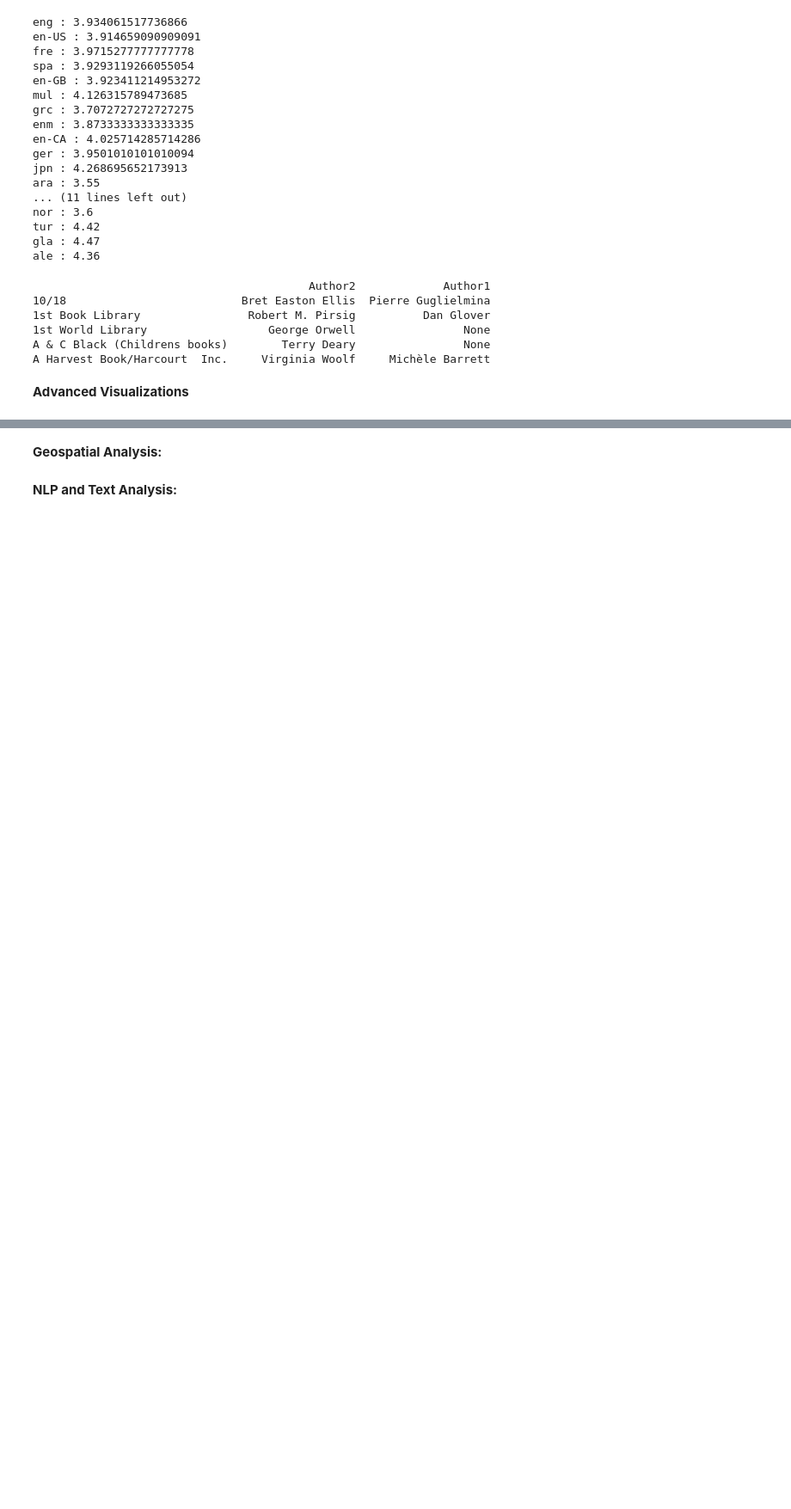
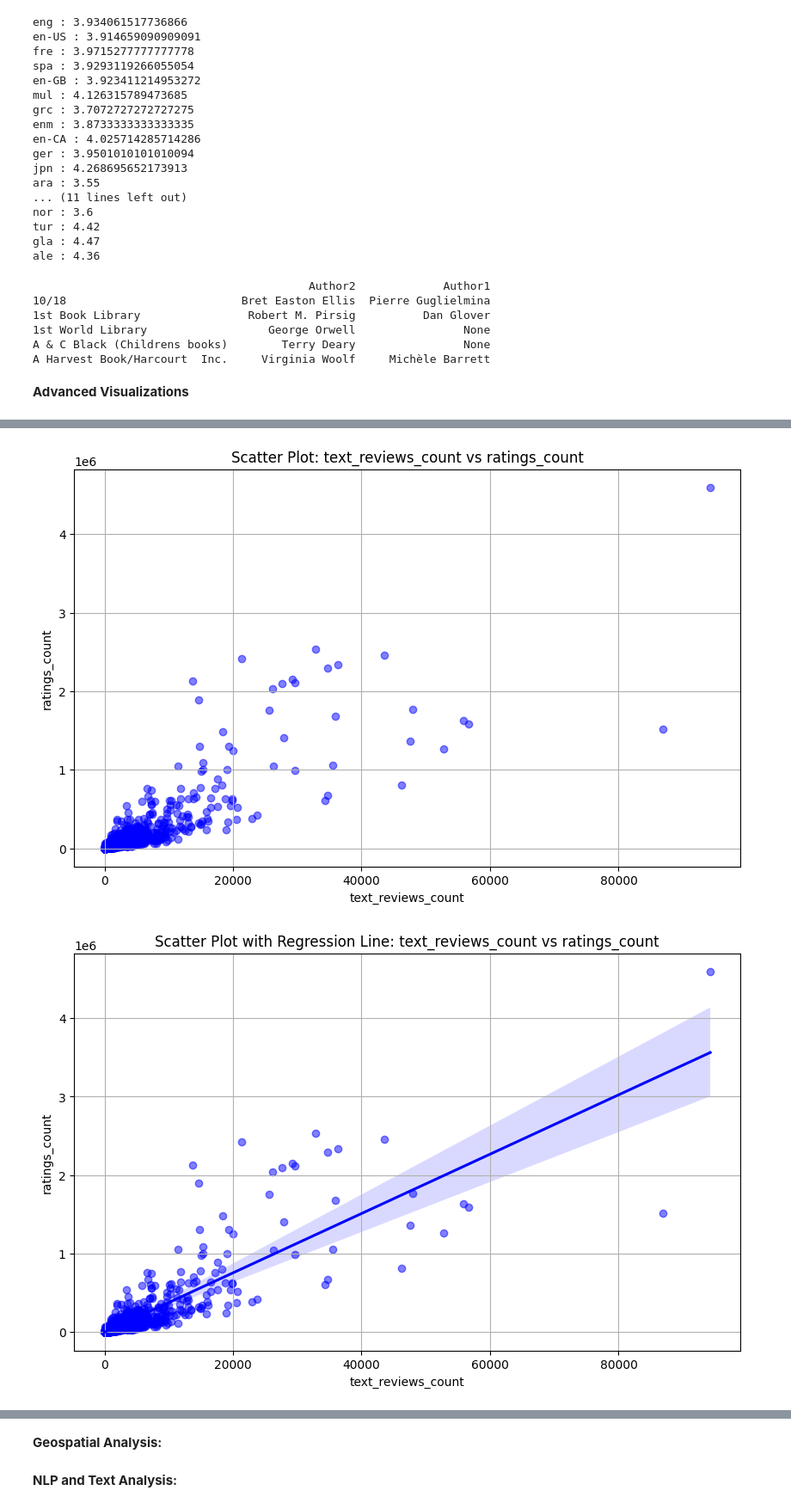
Before and after one commit to rahulbhoyar1995/goodread-books-data-analysis, a Jupyter notebook: goodreads-books-dataset.ipynb, the cells around one changed output, grey strips where cells are left out. Shown at 86% size. Saved outputs shown, nothing was run; the diff lists cells and outputs as text; code cells hidden in the pictures; blank space fills up the shorter version.

```diff
--- a/goodreads-books-dataset.ipynb
+++ b/goodreads-books-dataset.ipynb
@@ -528,0 +577,41 @@ A Harvest Book/Harcourt  Inc.     Virginia Woolf     Michèle Barrett
+# %%
+import matplotlib.pyplot as plt
+
+# Assuming you have your data loaded into a DataFrame called 'data'
+
+# Create a scatter plot
+plt.figure(figsize=(10, 6))
+plt.scatter(data["text_reviews_count"], data["ratings_count"], alpha=0.5, color='b')
+plt.title('Scatter Plot: text_reviews_count vs ratings_count')
+plt.xlabel('text_reviews_count')
+plt.ylabel('ratings_count')
+plt.grid(True)
+plt.show()
+
+import matplotlib.pyplot as plt
+import seaborn as sns
+
+# Assuming you have your data loaded into a DataFrame called 'data'
+
+# Create a scatter plot with a regression line
+plt.figure(figsize=(10, 6))
+sns.regplot(x=data["text_reviews_count"], y=data["ratings_count"], scatter_kws={'alpha':0.5}, color='b')
+plt.title('Scatter Plot with Regression Line: text_reviews_count vs ratings_count')
+plt.xlabel('text_reviews_count')
+plt.ylabel('ratings_count')
+plt.grid(True)
+plt.show()
+
+
+# Create a line chart (line plot)
+plt.figure(figsize=(10, 6))
+data_sorted = data.sort_values(by="text_reviews_count")
+plt.plot(data_sorted["text_reviews_count"], data_sorted["ratings_count"], marker='o', linestyle='-')
+plt.title('Line Chart: text_reviews_count vs ratings_count')
+plt.xlabel('text_reviews_count')
+plt.ylabel('ratings_count')
+plt.grid(True)
+plt.show()
+# %% [output]
+[figure, added]
+[figure, added]
```
Also changed, not shown: parts of 30 cells of this notebook.
